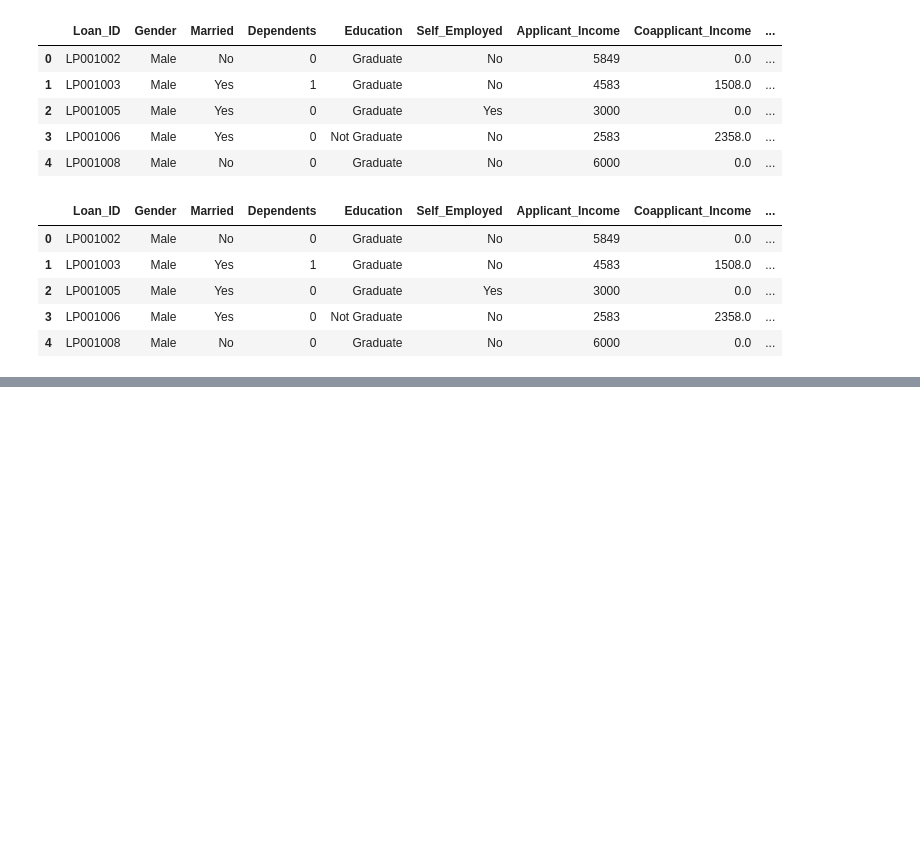
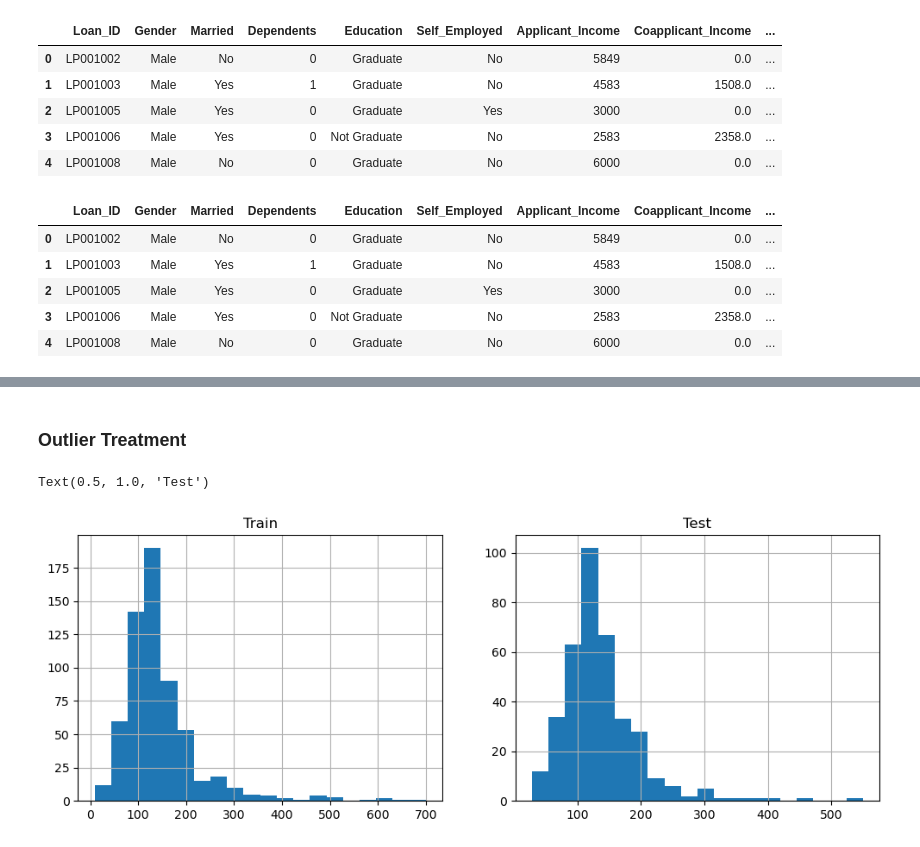
Before and after one commit to akhnasj/predictive-modelling-for-loan-approval, a Jupyter notebook: PMLA.ipynb, the cells around one changed output, grey strips where cells are left out. Saved outputs shown, nothing was run; the diff lists cells and outputs as text; code cells hidden in the pictures; blank space fills up the shorter version.

```diff
--- a/PMLA.ipynb
+++ b/PMLA.ipynb
@@ -534,0 +555,7 @@ sns.heatmap(matrix, vmax=1, square=True, cmap="BuPu", annot=True)
+# %%
+# replace missing values with the mode
+train['Gender'].fillna(train['Gender'].mode()[0], inplace=True)
+train['Married'].fillna(train['Married'].mode()[0], inplace=True)
+train['Dependents'].fillna(train['Dependents'].mode()[0], inplace=True)
+train['Self_Employed'].fillna(train['Self_Employed'].mode()[0], inplace=True)
+train['Credit_History'].fillna(train['Credit_History'].mode()[0], inplace=True)
@@ -534,0 +577,6 @@ sns.heatmap(matrix, vmax=1, square=True, cmap="BuPu", annot=True)
+# %%
+# replace missing value with the mode
+train['Loan_Amount_Term'].fillna(train['Loan_Amount_Term'].mode()[0], inplace=True)
+# %%
+# replace missing values with the median value due to outliers
+train['Loan_Amount'].fillna(train['Loan_Amount'].median(), inplace=True)
@@ -534,0 +601,8 @@ sns.heatmap(matrix, vmax=1, square=True, cmap="BuPu", annot=True)
+# %%
+# replace missing values in Test set with mode/median from Training set
+test['Gender'].fillna(train['Gender'].mode()[0], inplace=True)
+test['Dependents'].fillna(train['Dependents'].mode()[0], inplace=True)
+test['Self_Employed'].fillna(train['Self_Employed'].mode()[0], inplace=True)
+test['Credit_History'].fillna(train['Credit_History'].mode()[0], inplace=True)
+test['Loan_Amount_Term'].fillna(train['Loan_Amount_Term'].mode()[0], inplace=True)
+test['Loan_Amount'].fillna(train['Loan_Amount'].median(), inplace=True)
@@ -534,0 +626,15 @@ sns.heatmap(matrix, vmax=1, square=True, cmap="BuPu", annot=True)
+# %% [markdown]
+### Outlier Treatment
+# %%
+# before log transformation
+
+ax1 = plt.subplot(121)
+train['Loan_Amount'].hist(bins=20, figsize=(12,4))
+ax1.set_title("Train")
+
+ax2 = plt.subplot(122)
+test['Loan_Amount'].hist(bins=20)
+ax2.set_title("Test")
+# %% [output]
+Text(0.5, 1.0, 'Test')
+[figure, added]
```
Also changed, not shown: parts of 20 cells of this notebook.
